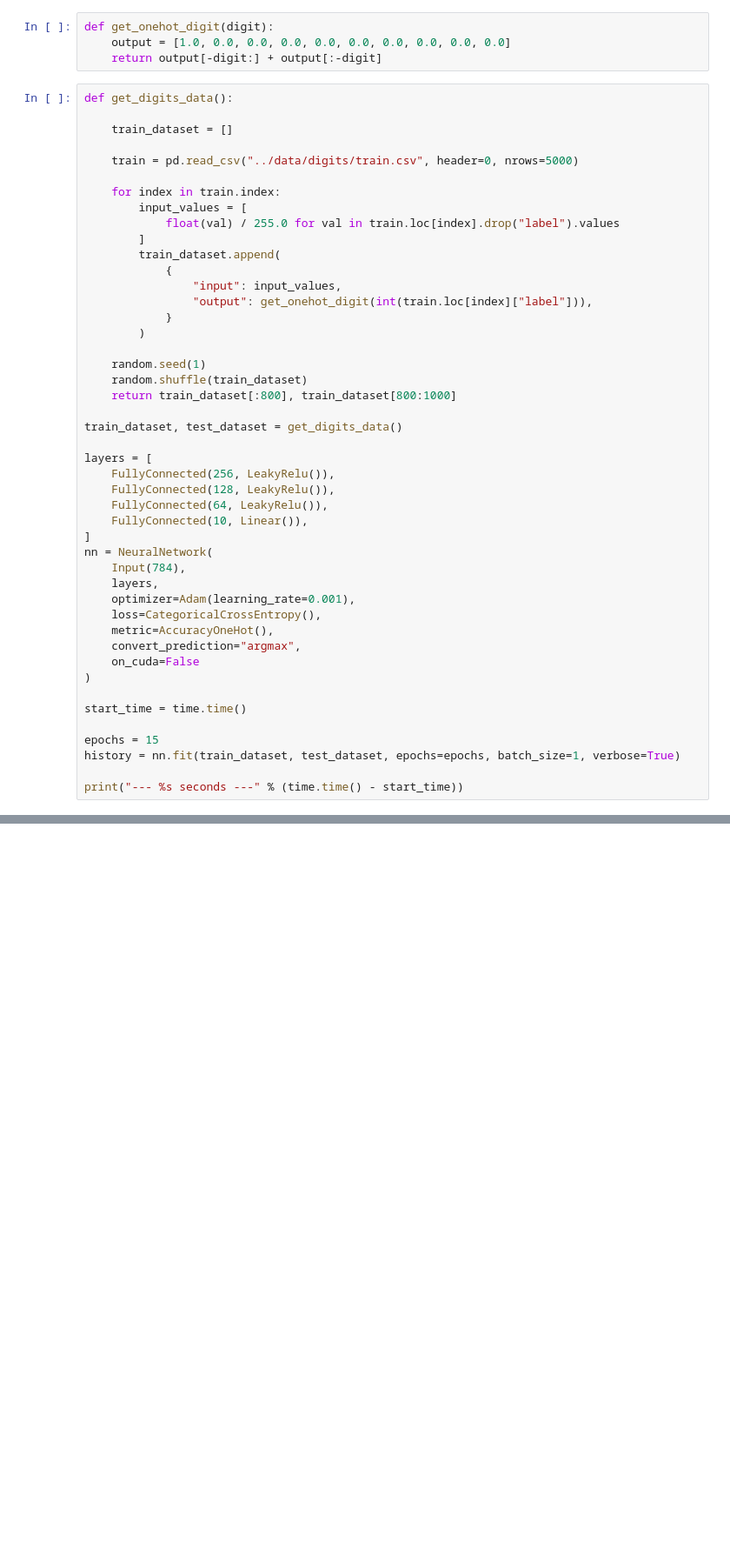
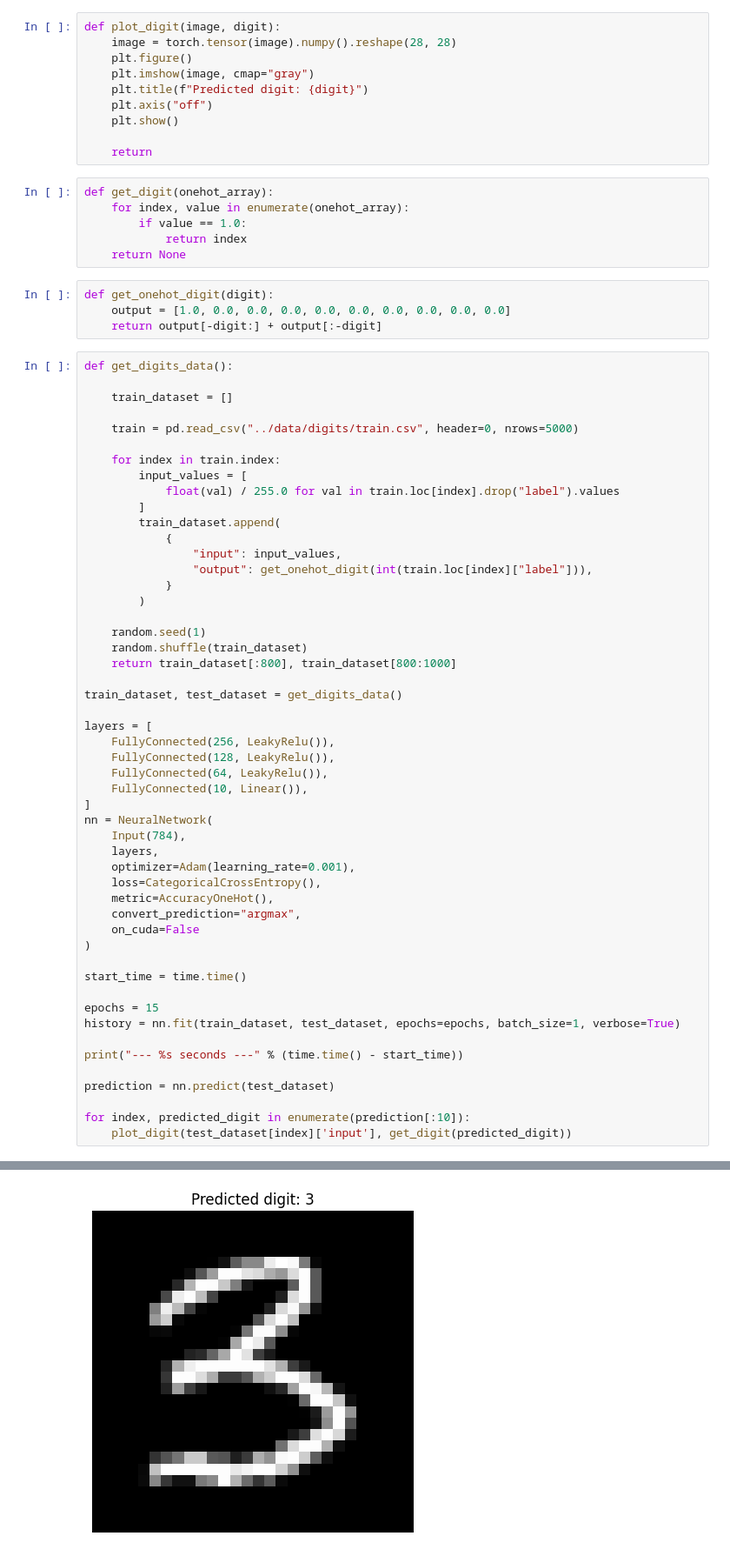
Before and after one commit to Vladfsociety/vladk-neural-network, a Jupyter notebook: notebooks/CNN.ipynb, the cells around one changed output, grey strips where cells are left out. Shown at 87% size. Saved outputs shown, nothing was run; the diff lists cells and outputs as text; blank space fills up the shorter version.

```diff
--- a/notebooks/CNN.ipynb
+++ b/notebooks/CNN.ipynb
@@ -94,6 +94,22 @@ from src.model.optimizer import Adam, SGD
 # print('test_111')
 # import sys
 # sys.exit(0)
+# %%
+def plot_digit(image, digit):
+    image = torch.tensor(image).numpy().reshape(28, 28)
+    plt.figure()
+    plt.imshow(image, cmap="gray")
+    plt.title(f"Predicted digit: {digit}")
+    plt.axis("off")
+    plt.show()
+
+    return
+# %%
+def get_digit(onehot_array):
+    for index, value in enumerate(onehot_array):
+        if value == 1.0:
+            return index
+    return None
 # %%
 def get_onehot_digit(digit):
     output = [1.0, 0.0, 0.0, 0.0, 0.0, 0.0, 0.0, 0.0, 0.0, 0.0]
@@ -144,4 +160,9 @@ epochs = 15
 history = nn.fit(train_dataset, test_dataset, epochs=epochs, batch_size=1, verbose=True)
 
 print("--- %s seconds ---" % (time.time() - start_time))
+
+prediction = nn.predict(test_dataset)
+
+for index, predicted_digit in enumerate(prediction[:10]):
+    plot_digit(test_dataset[index]['input'], get_digit(predicted_digit))
 # %% [output]
@@ -164,0 +185 @@ Epoch: 30/30, train loss: 1.4633, train Accuracy: 1.0, test loss: 1.5951, test A
+[figure, added]
```
Also changed, not shown: parts of 4 cells of this notebook, 3 other files.
